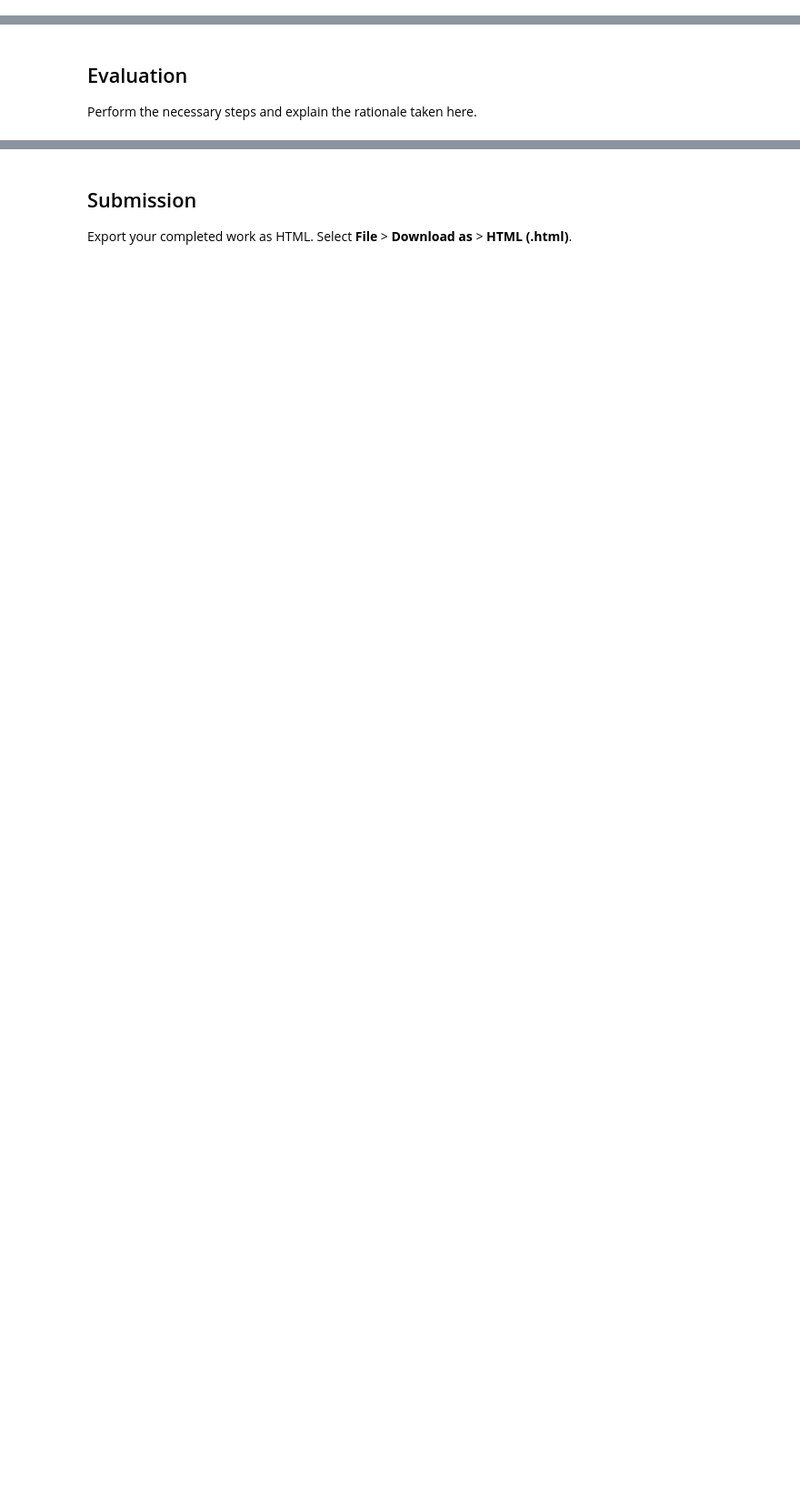
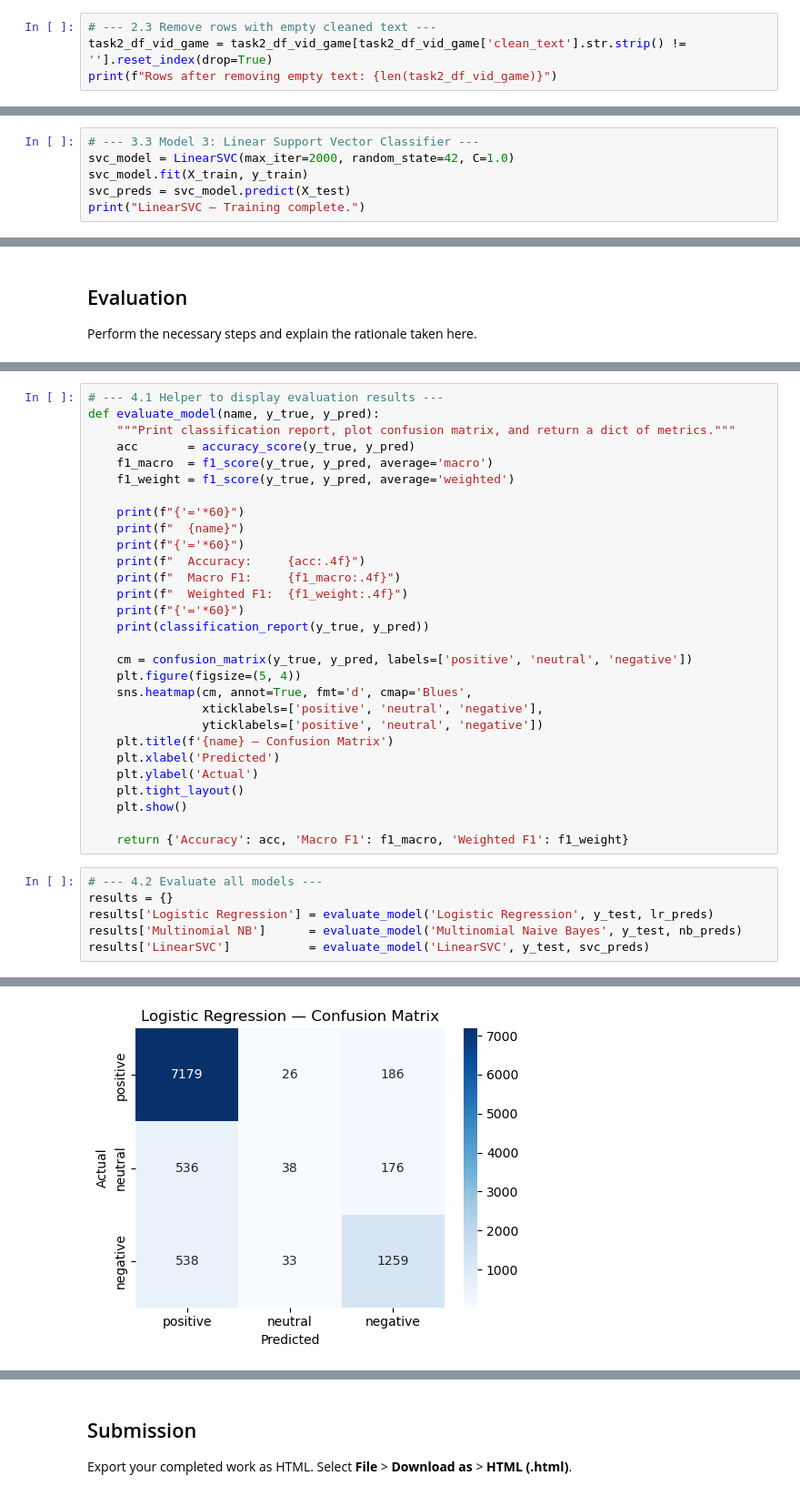
Before and after one commit to Clif8893/cc, a Jupyter notebook: 231220B_SentimentClassification.ipynb, the cells around one changed output, grey strips where cells are left out. Shown at 91% size. Drawn from its saved outputs; the diff is of its cells as text; blank space fills up the shorter version.

```diff
--- a/231220B_SentimentClassification.ipynb
+++ b/231220B_SentimentClassification.ipynb
@@ -42,0 +134,4 @@ Perform the necessary steps and explain the rationale taken here.
+# %%
+# --- 2.3 Remove rows with empty cleaned text ---
+task2_df_vid_game = task2_df_vid_game[task2_df_vid_game['clean_text'].str.strip() != ''].reset_index(drop=True)
+print(f"Rows after removing empty text: {len(task2_df_vid_game)}")
@@ -45,0 +270,6 @@ Perform the necessary steps and explain the rationale taken here.
+# %%
+# --- 3.3 Model 3: Linear Support Vector Classifier ---
+svc_model = LinearSVC(max_iter=2000, random_state=42, C=1.0)
+svc_model.fit(X_train, y_train)
+svc_preds = svc_model.predict(X_test)
+print("LinearSVC — Training complete.")
@@ -48,0 +290,36 @@ Perform the necessary steps and explain the rationale taken here.
+# %%
+# --- 4.1 Helper to display evaluation results ---
+def evaluate_model(name, y_true, y_pred):
+    """Print classification report, plot confusion matrix, and return a dict of metrics."""
+    acc       = accuracy_score(y_true, y_pred)
+    f1_macro  = f1_score(y_true, y_pred, average='macro')
+    f1_weight = f1_score(y_true, y_pred, average='weighted')
+
+    print(f"{'='*60}")
+    print(f"  {name}")
+    print(f"{'='*60}")
+    print(f"  Accuracy:     {acc:.4f}")
+    print(f"  Macro F1:     {f1_macro:.4f}")
+    print(f"  Weighted F1:  {f1_weight:.4f}")
+    print(f"{'='*60}")
+    print(classification_report(y_true, y_pred))
+
+    cm = confusion_matrix(y_true, y_pred, labels=['positive', 'neutral', 'negative'])
+    plt.figure(figsize=(5, 4))
+    sns.heatmap(cm, annot=True, fmt='d', cmap='Blues',
+                xticklabels=['positive', 'neutral', 'negative'],
+                yticklabels=['positive', 'neutral', 'negative'])
+    plt.title(f'{name} — Confusion Matrix')
+    plt.xlabel('Predicted')
+    plt.ylabel('Actual')
+    plt.tight_layout()
+    plt.show()
+
+    return {'Accuracy': acc, 'Macro F1': f1_macro, 'Weighted F1': f1_weight}
+# %%
+# --- 4.2 Evaluate all models ---
+results = {}
+results['Logistic Regression'] = evaluate_model('Logistic Regression', y_test, lr_preds)
+results['Multinomial NB']      = evaluate_model('Multinomial Naive Bayes', y_test, nb_preds)
+results['LinearSVC']           = evaluate_model('LinearSVC', y_test, svc_preds)
+# %% [output]
@@ -48,0 +342 @@ Perform the necessary steps and explain the rationale taken here.
+[figure, added]
```
Also changed, not shown: parts of 19 cells of this notebook.
